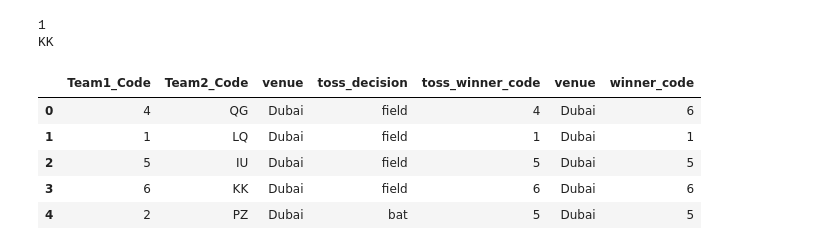
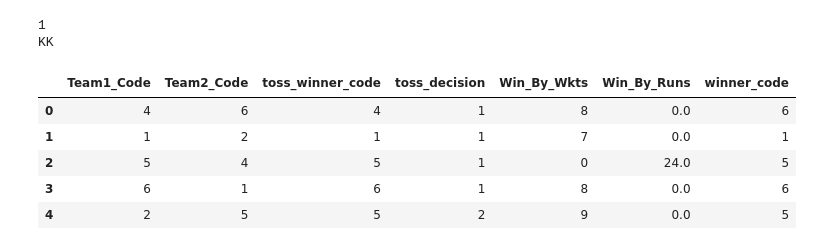
Before and after one commit to Asadullah007/PSL-Prediction-, a Jupyter notebook: PSL_Prediction.ipynb, the cells around one changed output. Saved outputs shown, nothing was run; the diff lists cells and outputs as text; code cells hidden in the pictures.

```diff
--- a/PSL_Prediction.ipynb
+++ b/PSL_Prediction.ipynb
@@ -49,9 +54,10 @@ matches[pd.isnull(matches['winner'])]
 |  | Team_1 | Team_2 | Team1_Code | Team2_Code | Season | venue | id | Win_By_Wkts | Win_By_Runs | ... |
 # %%
 encode = {'Team1_Code': {'KK':1,'LQ':2,'MS':3,'IU':4,'PZ':5 ,'QG':6},
-          'team2=_Code': {'KK':1,'LQ':2,'MS':3,'IU':4,'PZ':5 ,'QG':6},
+          'Team2_Code': {'KK':1,'LQ':2,'MS':3,'IU':4,'PZ':5 ,'QG':6},
           'toss_winner_code': {'KK':1,'LQ':2,'MS':3,'IU':4,'PZ':5 ,'QG':6},
-          'winner_code': {'KK':1,'LQ':2,'MS':3,'IU':4,'PZ':5 ,'QG':6,'MT':7,'MA':10}}
+          'winner_code': {'KK':1,'LQ':2,'MS':3,'IU':4,'PZ':5 ,'QG':6,'MT':7,'MA':10},
+         'toss_decision': {'field':1,'bat':2}}
 matches.replace(encode,inplace=True)
 matches.head()
 # %% [output]
@@ -81,15 +87,15 @@ print(list(dicVal.keys())[list(dicVal.values()).index(1)]) #find key by value se
 1
 KK
 # %%
-matches = matches[['Team1_Code','Team2_Code','venue','toss_decision','toss_winner_code','venue','winner_code']]
+matches = matches[['Team1_Code','Team2_Code','toss_winner_code','toss_decision','Win_By_Wkts','Win_By_Runs','winner_code']]
 matches.head()
 # %% [output]
-|  | Team1_Code | Team2_Code | venue | toss_decision | toss_winner_code | venue | winner_code |
-| 0 | 4 | QG | Dubai | field | 4 | Dubai | 6 |
-| 1 | 1 | LQ | Dubai | field | 1 | Dubai | 1 |
-| 2 | 5 | IU | Dubai | field | 5 | Dubai | 5 |
-| 3 | 6 | KK | Dubai | field | 6 | Dubai | 6 |
-| 4 | 2 | PZ | Dubai | bat | 5 | Dubai | 5 |
+|  | Team1_Code | Team2_Code | toss_winner_code | toss_decision | Win_By_Wkts | Win_By_Runs | winner_code |
+| 0 | 4 | 6 | 4 | 1 | 8 | 0.0 | 6 |
+| 1 | 1 | 2 | 1 | 1 | 7 | 0.0 | 1 |
+| 2 | 5 | 4 | 5 | 1 | 0 | 24.0 | 5 |
+| 3 | 6 | 1 | 6 | 1 | 8 | 0.0 | 6 |
+| 4 | 2 | 5 | 5 | 2 | 9 | 0.0 | 5 |
 # %%
 df = pd.DataFrame(matches)
 df.describe()
```
Also changed, not shown: parts of 13 cells of this notebook, 1 other file.
